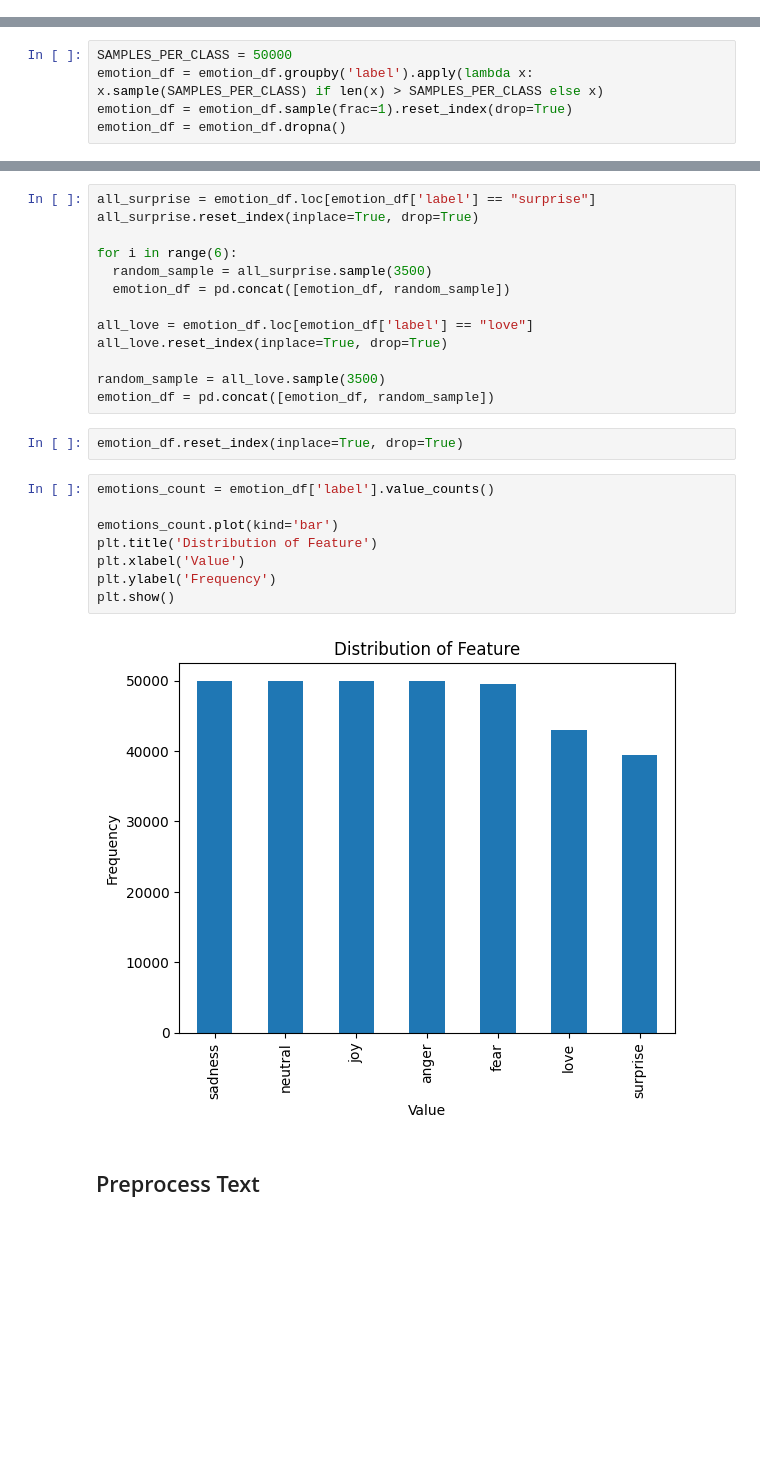
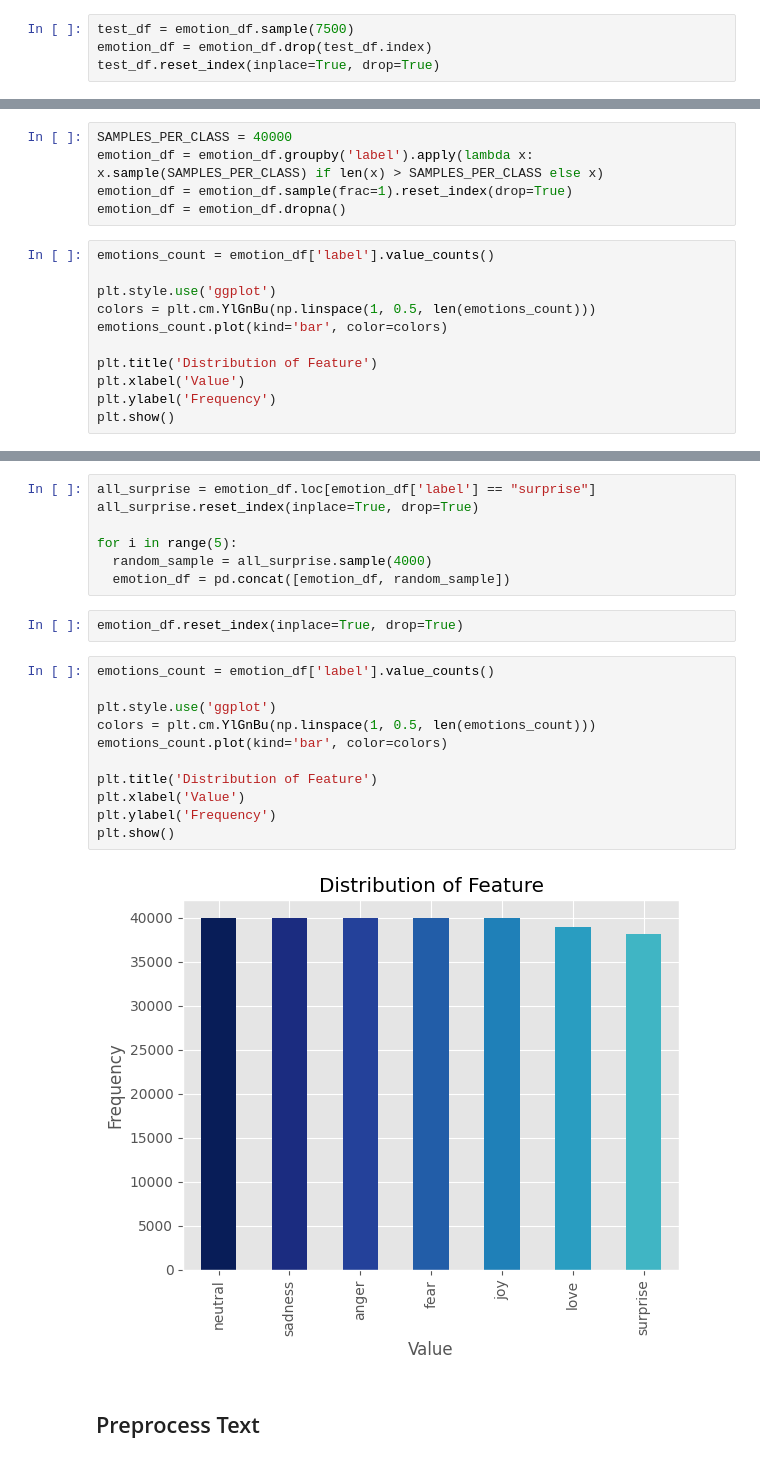
Before and after one commit to anyaachan/EmotionRecognition, a Jupyter notebook: notebooks/data_exploration.ipynb, the cells around one changed output, grey strips where cells are left out. Drawn from its saved outputs; the diff is of its cells as text; blank space fills up the shorter version.

```diff
--- a/notebooks/data_exploration.ipynb
+++ b/notebooks/data_exploration.ipynb
@@ -310,3 +327,7 @@ plt.show()
+# %%
+test_df = emotion_df.sample(7500)
+emotion_df = emotion_df.drop(test_df.index)
+test_df.reset_index(inplace=True, drop=True)
 # %% [markdown]
 ### Undersampling
 # %% [markdown]
@@ -316,5 +337,16 @@ The 50,000 sample size has been chosen as it is both sufficient for the model to
 # %%
-SAMPLES_PER_CLASS = 50000
+SAMPLES_PER_CLASS = 40000
 emotion_df = emotion_df.groupby('label').apply(lambda x: x.sample(SAMPLES_PER_CLASS) if len(x) > SAMPLES_PER_CLASS else x)
 emotion_df = emotion_df.sample(frac=1).reset_index(drop=True)
 emotion_df = emotion_df.dropna()
+# %%
+emotions_count = emotion_df['label'].value_counts()
+
+plt.style.use('ggplot')
+colors = plt.cm.YlGnBu(np.linspace(1, 0.5, len(emotions_count)))
+emotions_count.plot(kind='bar', color=colors)
+
+plt.title('Distribution of Feature')
+plt.xlabel('Value')
+plt.ylabel('Frequency')
+plt.show()
@@ -324,27 +358,24 @@ emotion_df = emotion_df.dropna()
 all_surprise = emotion_df.loc[emotion_df['label'] == "surprise"]
 all_surprise.reset_index(inplace=True, drop=True)
 
-for i in range(6):
-  random_sample = all_surprise.sample(3500)
+for i in range(5):
+  random_sample = all_surprise.sample(4000)
   emotion_df = pd.concat([emotion_df, random_sample])
-
-all_love = emotion_df.loc[emotion_df['label'] == "love"]
-all_love.reset_index(inplace=True, drop=True)
-
-random_sample = all_love.sample(3500)
-emotion_df = pd.concat([emotion_df, random_sample])
 # %%
 emotion_df.reset_index(inplace=True, drop=True)
 # %%
 emotions_count = emotion_df['label'].value_counts()
 
-emotions_count.plot(kind='bar')
+plt.style.use('ggplot')
+colors = plt.cm.YlGnBu(np.linspace(1, 0.5, len(emotions_count)))
+emotions_count.plot(kind='bar', color=colors)
+
 plt.title('Distribution of Feature')
 plt.xlabel('Value')
 plt.ylabel('Frequency')
 plt.show()
 # %% [output]
-[figure, old version]
+[figure, new version]
 # %% [markdown]
 ## Preprocess Text
 # %% [markdown]
```
Also changed, not shown: parts of 46 cells of this notebook, 5 other files.
